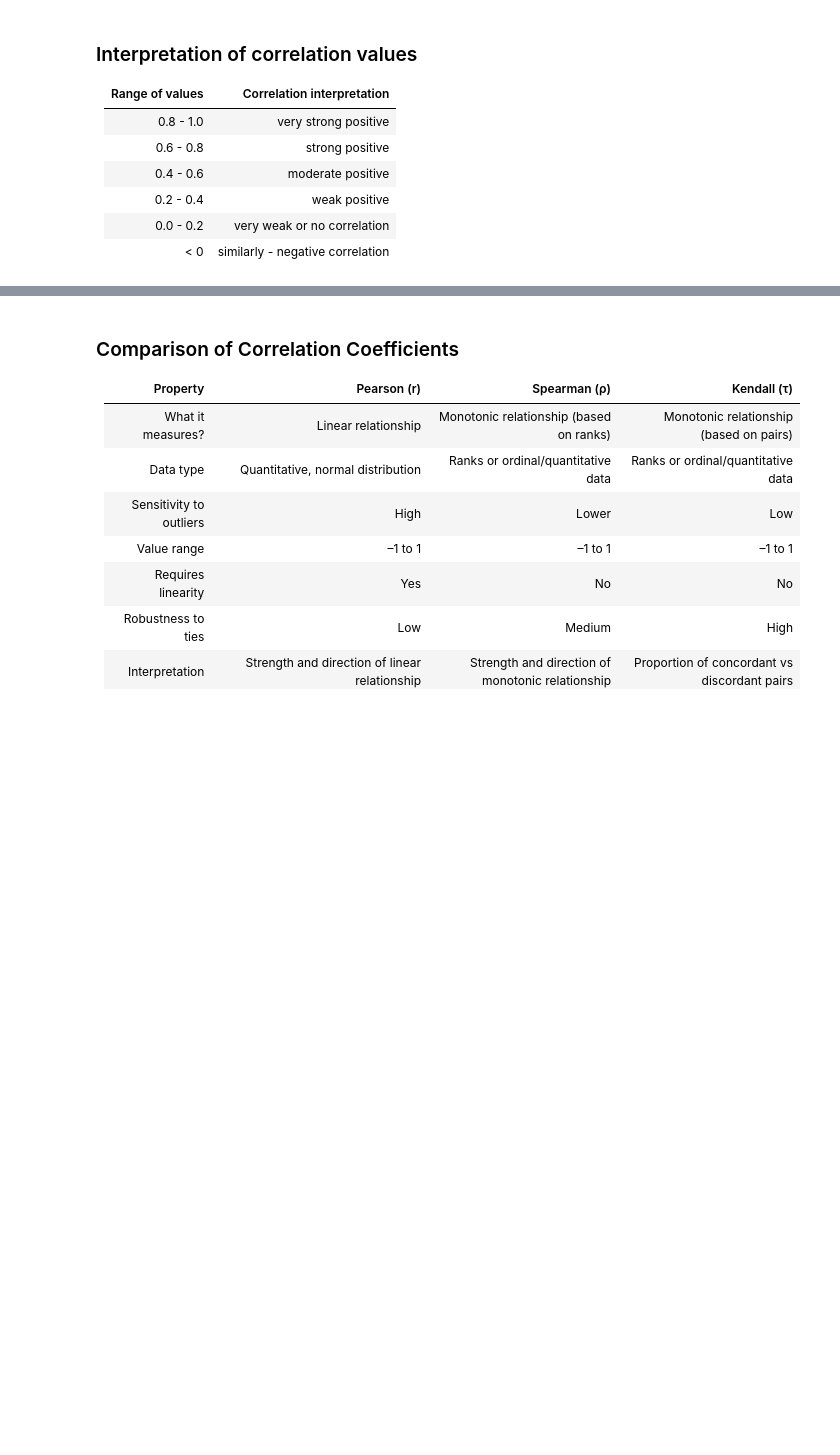
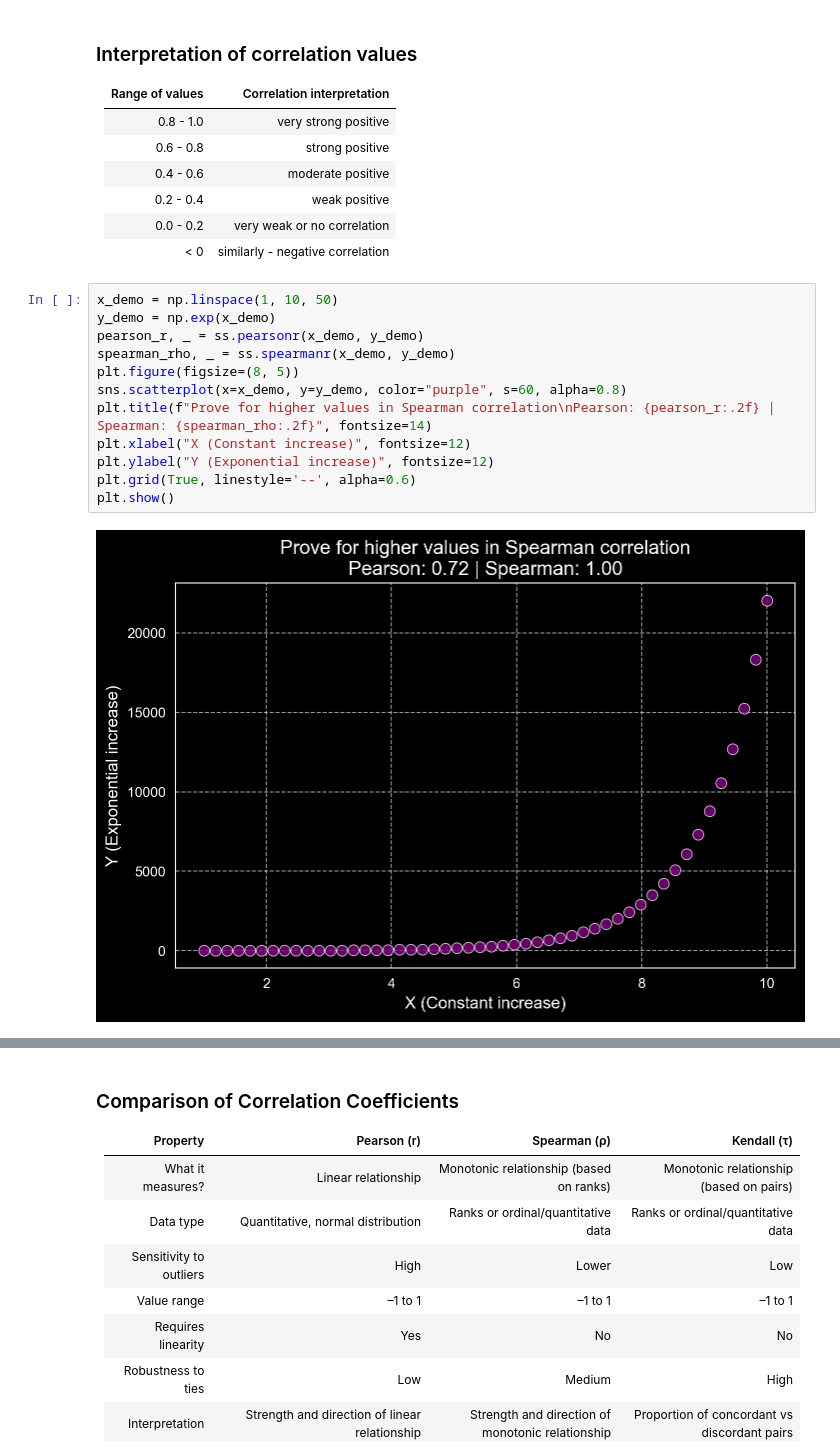
Before and after one commit to dulska-ola/Descriptive_stats_lab3, a Jupyter notebook: Exercise9.ipynb, the cells around one changed output, grey strips where cells are left out. Drawn from its saved outputs; the diff is of its cells as text; blank space fills up the shorter version.

```diff
--- a/Exercise9.ipynb
+++ b/Exercise9.ipynb
@@ -233,3 +239,17 @@ What are concordant and discordant pairs?
 | 0.2 - 0.4 | weak positive |
 | 0.0 - 0.2 | very weak or no correlation |
 | < 0 | similarly - negative correlation |
+# %%
+x_demo = np.linspace(1, 10, 50)
+y_demo = np.exp(x_demo)
+pearson_r, _ = ss.pearsonr(x_demo, y_demo)
+spearman_rho, _ = ss.spearmanr(x_demo, y_demo)
+plt.figure(figsize=(8, 5))
+sns.scatterplot(x=x_demo, y=y_demo, color="purple", s=60, alpha=0.8)
+plt.title(f"Prove for higher values in Spearman correlation\nPearson: {pearson_r:.2f} | Spearman: {spearman_rho:.2f}", fontsize=14)
+plt.xlabel("X (Constant increase)", fontsize=12)
+plt.ylabel("Y (Exponential increase)", fontsize=12)
+plt.grid(True, linestyle='--', alpha=0.6)
+plt.show()
+# %% [output]
+[figure, added]
```
Also changed, not shown: parts of 21 cells of this notebook, 3 other files.
